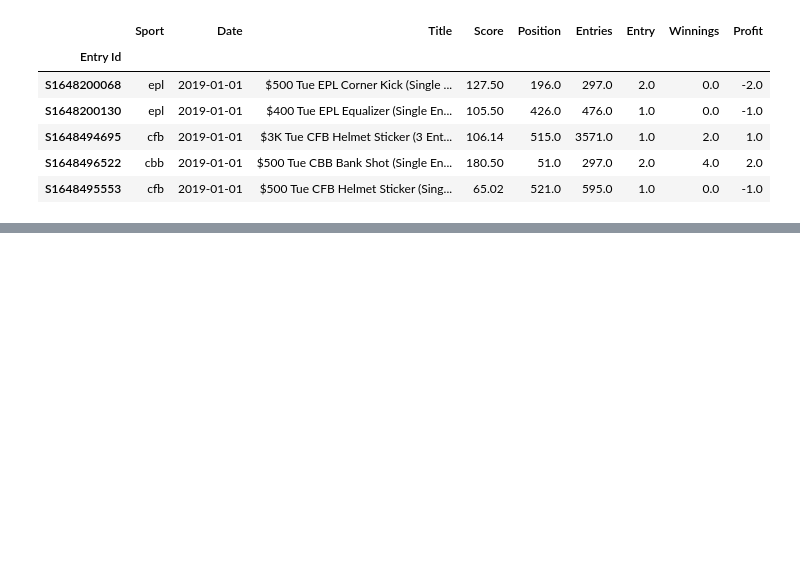
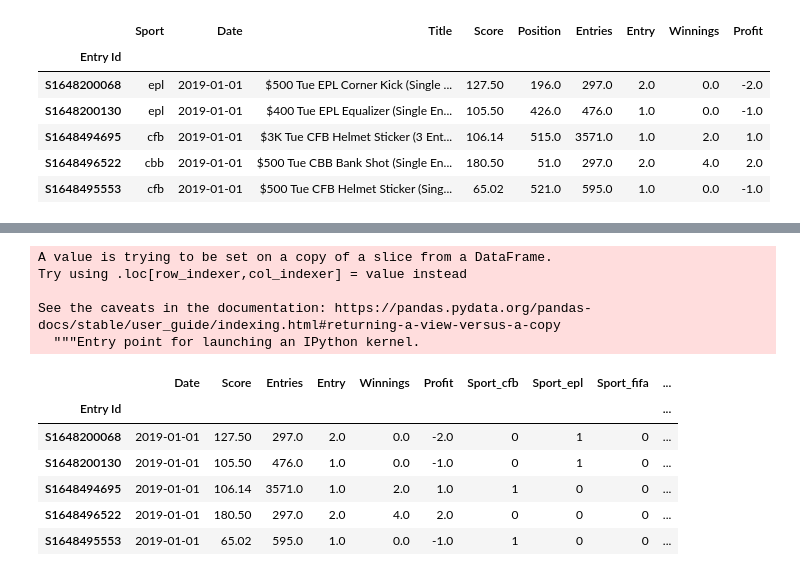
Before and after one commit to triolinho/verbose-octo-sniffle, a Jupyter notebook: fanduel_notebook.ipynb, the cells around one changed output, grey strips where cells are left out. Saved outputs shown, nothing was run; the diff lists cells and outputs as text; code cells hidden in the pictures; blank space fills up the shorter version.

```diff
--- a/fanduel_notebook.ipynb
+++ b/fanduel_notebook.ipynb
@@ -677,0 +707,8 @@ fd_df_other.head()
+# %%
+fd_df_other['Type'] = ['fifty' if x.startswith('50') == True else 'tourney' for x in fd_df_other['Title']]
+# %% [output]
+A value is trying to be set on a copy of a slice from a DataFrame.
+Try using .loc[row_indexer,col_indexer] = value instead
+
+See the caveats in the documentation: https://pandas.pydata.org/pandas-docs/stable/user_guide/indexing.html#returning-a-view-versus-a-copy
+  """Entry point for launching an IPython kernel.
@@ -677,0 +719,10 @@ fd_df_other.head()
+# %%
+fd_od.head()
+# %% [output]
+|  | Date | Score | Entries | Entry | Winnings | Profit | Sport_cfb | Sport_epl | Sport_fifa | ... |
+| Entry Id |  |  |  |  |  |  |  |  |  | ... |
+| S1648200068 | 2019-01-01 | 127.50 | 297.0 | 2.0 | 0.0 | -2.0 | 0 | 1 | 0 | ... |
+| S1648200130 | 2019-01-01 | 105.50 | 476.0 | 1.0 | 0.0 | -1.0 | 0 | 1 | 0 | ... |
+| S1648494695 | 2019-01-01 | 106.14 | 3571.0 | 1.0 | 2.0 | 1.0 | 1 | 0 | 0 | ... |
+| S1648496522 | 2019-01-01 | 180.50 | 297.0 | 2.0 | 4.0 | 2.0 | 0 | 0 | 0 | ... |
+| S1648495553 | 2019-01-01 | 65.02 | 595.0 | 1.0 | 0.0 | -1.0 | 1 | 0 | 0 | ... |
```
Also changed, not shown: parts of 6 cells of this notebook.
